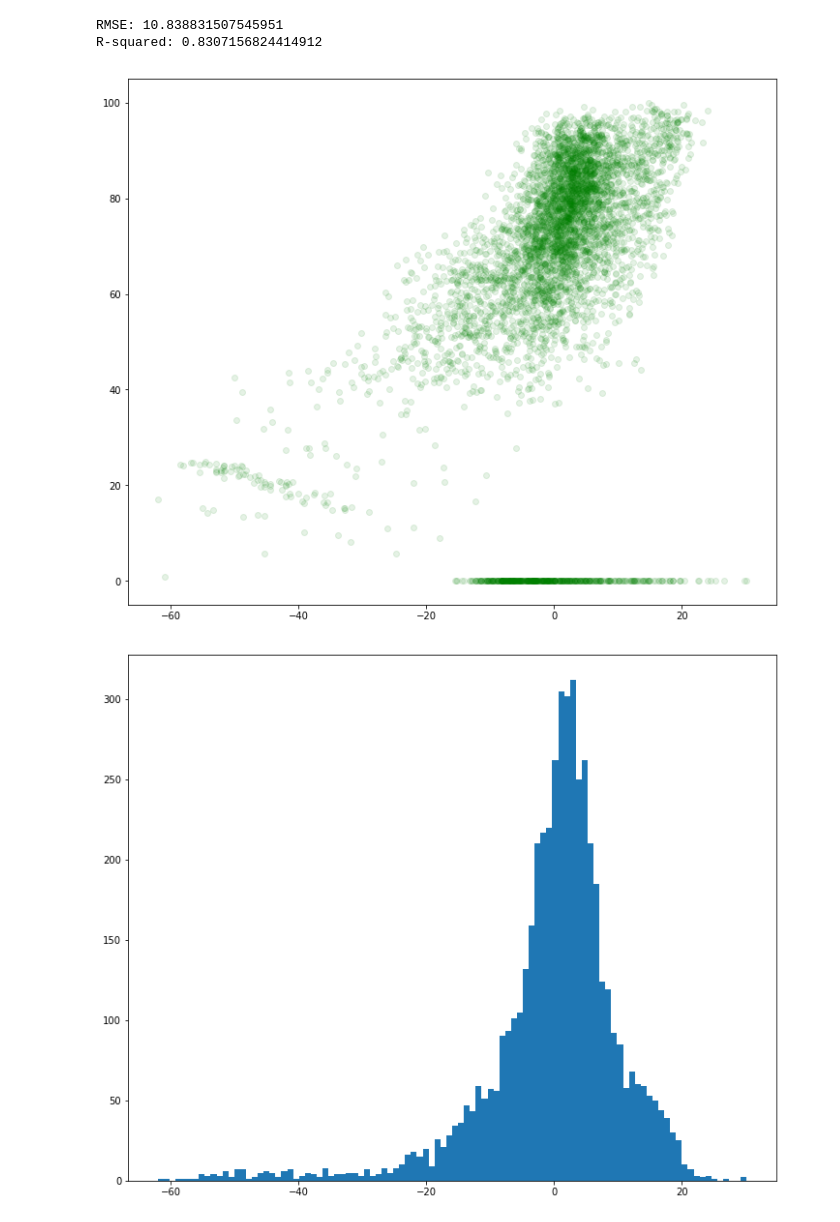
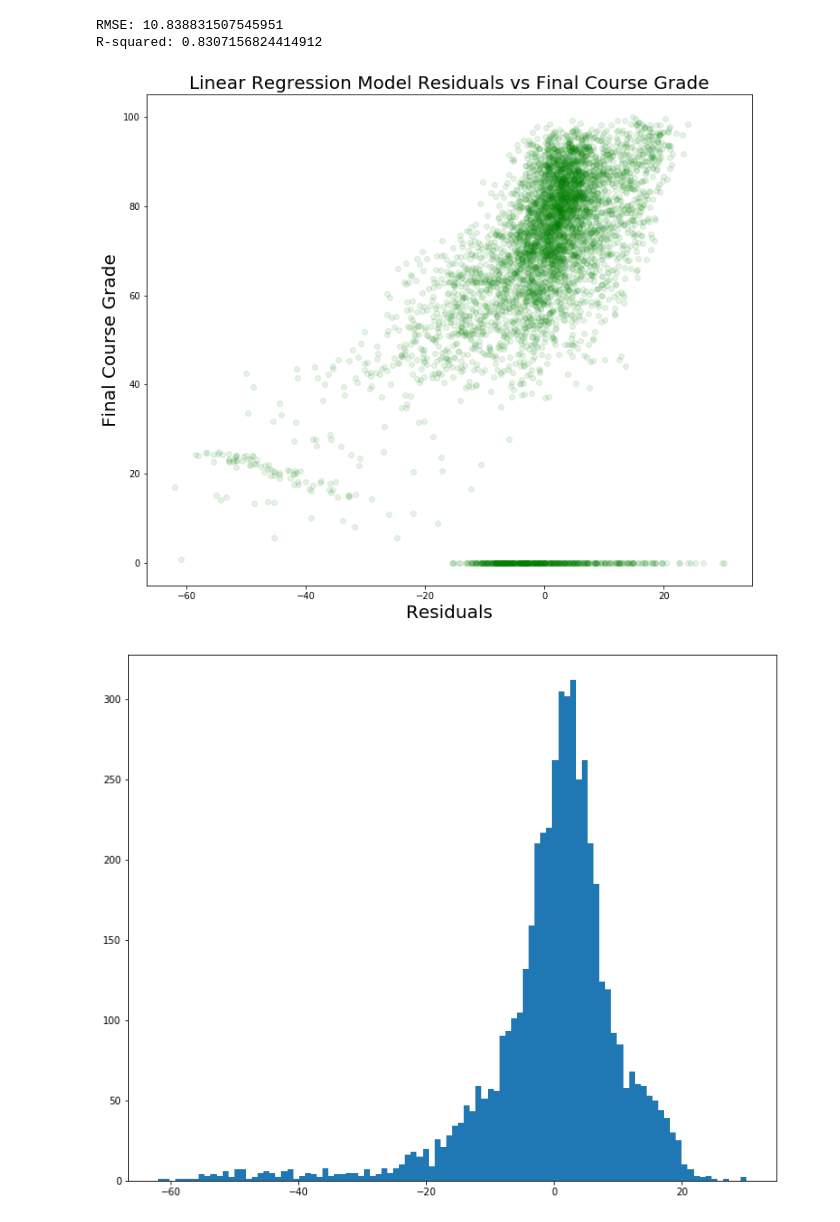
Before and after one commit to jeremymiller00/Predicting-Success-in-Online-Education, a Jupyter notebook: models/linear_regression_score.ipynb, the cells around one changed output. Saved outputs shown, nothing was run; the diff lists cells and outputs as text; code cells hidden in the pictures.

Commit message:
add code for model evaluation

```diff
--- a/models/linear_regression_score.ipynb
+++ b/models/linear_regression_score.ipynb
@@ -92,9 +92,12 @@ R-squared: 0.8307156824414912
 # %%
     plt.figure(figsize=(12,10))
     plt.scatter(x=residuals, y=y_test, alpha = 0.1, c='green')
+    plt.xlabel('Residuals', fontsize=20)
+    plt.ylabel('Final Course Grade', fontsize=20)
+    plt.title('Linear Regression Model Residuals vs Final Course Grade', fontsize=20)
     plt.show()
 # %% [output]
-[figure, old version]
+[figure, new version]
 # %%
     plt.figure(figsize=(12,10))
     plt.hist(residuals, bins=100)
```
Also changed, not shown: 2 other files.
